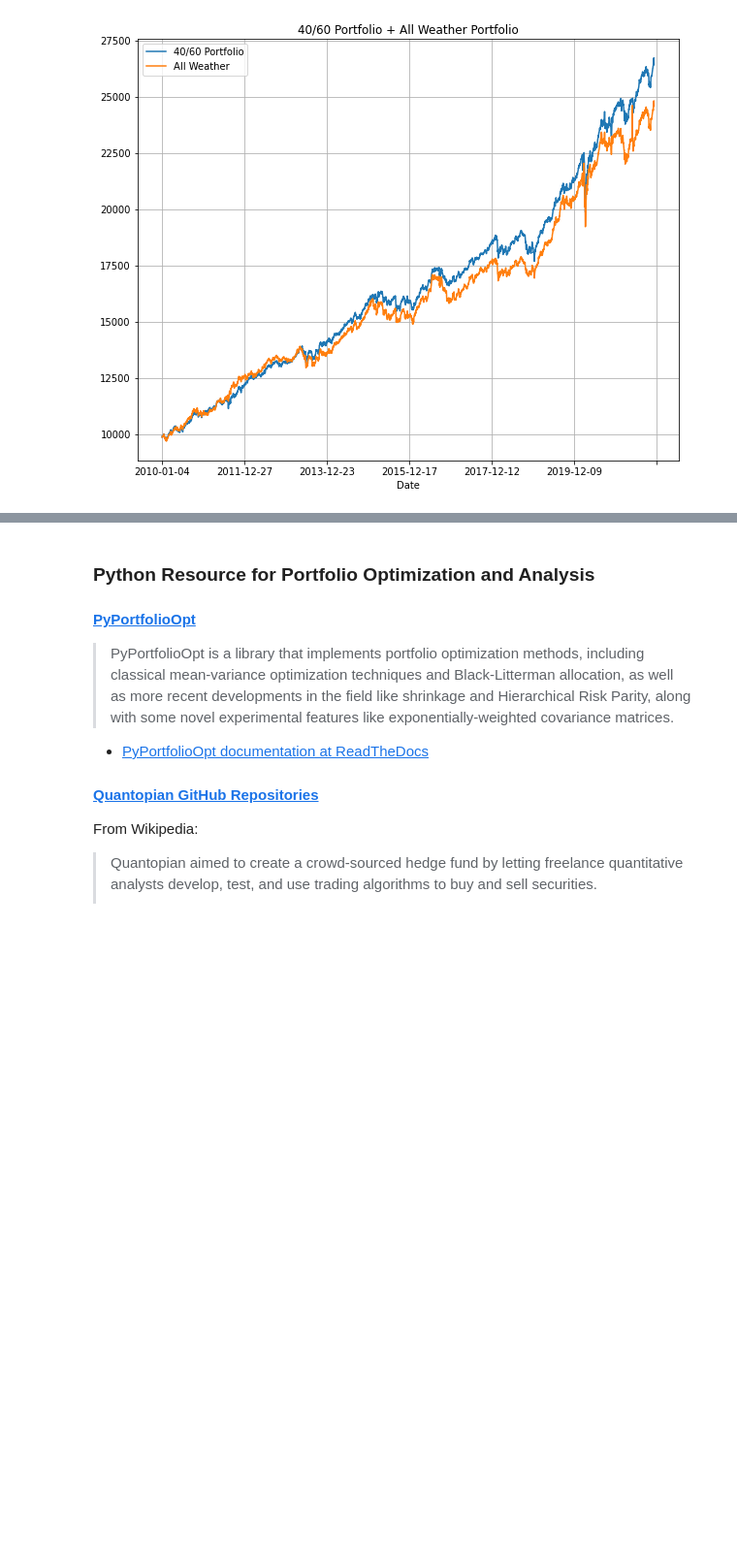
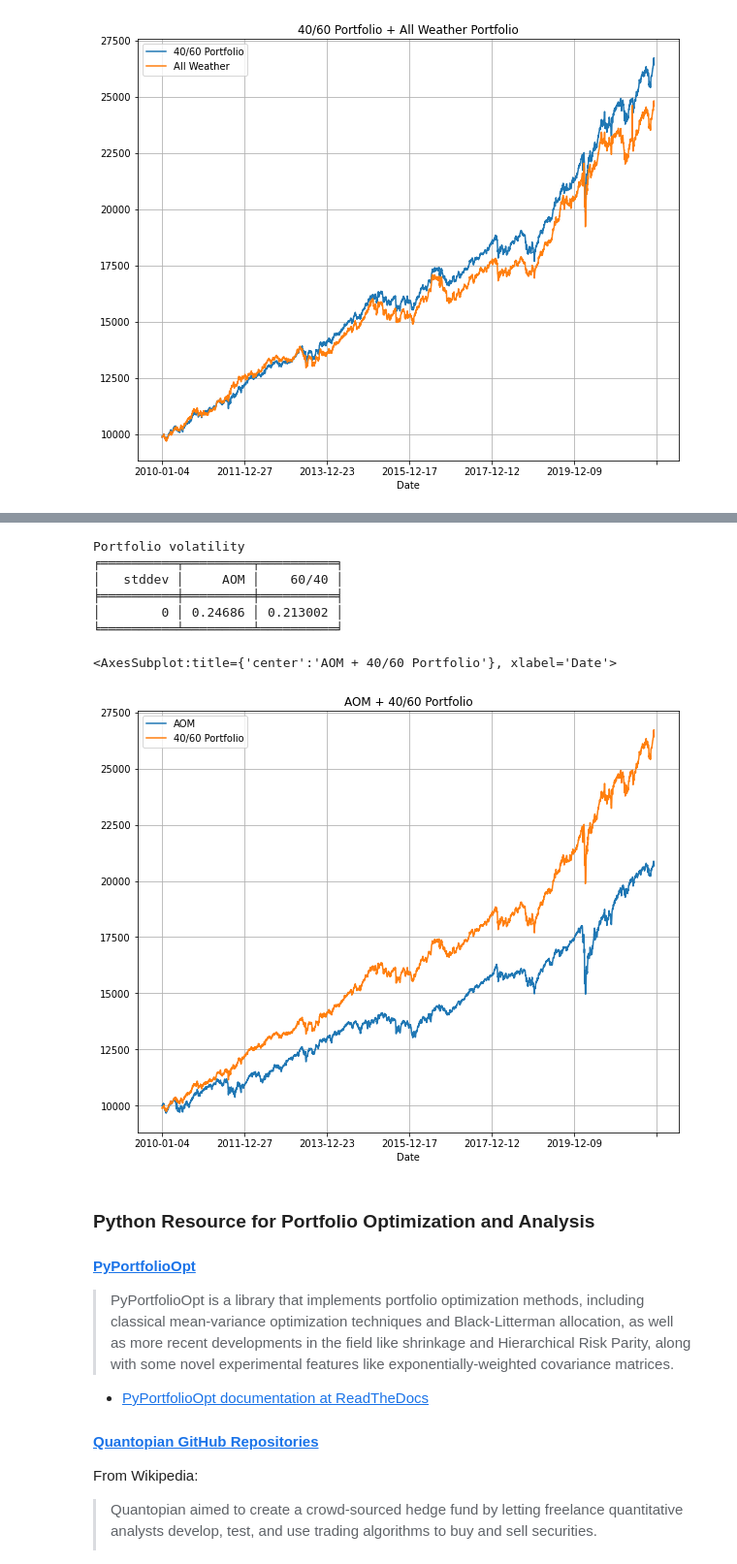
Before and after one commit to IanLKaplan/all_weather_portfolio, a Jupyter notebook: all_weather_portfolio.ipynb, the cells around one changed output, grey strips where cells are left out. Shown at 97% size. Drawn from its saved outputs; the diff is of its cells as text; code cells hidden in the pictures; blank space fills up the shorter version.

```diff
--- a/all_weather_portfolio.ipynb
+++ b/all_weather_portfolio.ipynb
@@ -1337,0 +1328,19 @@ $ Sharpe_{year} = \large \frac{\mu_{ra} \times 253}{ \sigma_{ra} \times \sqrt{25
+# %%
+aom_adj_close_file = 'aom_adj_close'
+aom_adj_close: pd.DataFrame = get_market_data(file_name=aom_adj_close_file,
+                                          data_col="Adj Close",
+                                          symbols=['AOM'],
+                                          data_source=data_source,
+                                          start_date=start_date,
+                                          end_date=end_date)
+
+aom_returns = np.array(return_df(aom_adj_close))
+
+aom_total_np = np.zeros(aom_adj_close.shape[0], dtype=np.float64)
+aom_total_np[0] = initial_investment
+for t in range(1, aom_total_np.shape[0]):
+    aom_total_np[t] = aom_total_np[t-1] + (aom_total_np[t-1] * aom_returns[t-1])
+
+aom_total_df: pd.DataFrame = pd.DataFrame( aom_total_np )
+aom_total_df.index = aom_adj_close.index
+aom_total_df.columns = ['AOM']
@@ -1338,3 +1358,20 @@ $ Sharpe_{year} = \large \frac{\mu_{ra} \times 253}{ \sigma_{ra} \times \sqrt{25
+# %%
+aom_sd = np.std( aom_returns ) * np.sqrt(aom_returns.shape[0])
+sd_df = pd.DataFrame([aom_sd, portfolio_sixty_forty_sd]).transpose()
+print("Portfolio volatility")
+print(tabulate(sd_df, headers=['stddev', 'AOM', '60/40'], tablefmt='fancy_grid'))
+
+portfolios_df: pd.DataFrame = pd.concat([aom_total_df, portfolio_total_forty_sixty_df], axis=1)
+portfolios_df.plot(title="AOM + 40/60 Portfolio", grid=True, figsize=(10,8))
+# %% [output]
+Portfolio volatility
+╒══════════╤═════════╤══════════╕
+│   stddev │     AOM │    60/40 │
+╞══════════╪═════════╪══════════╡
+│        0 │ 0.24686 │ 0.213002 │
+╘══════════╧═════════╧══════════╛
+<AxesSubplot:title={'center':'AOM + 40/60 Portfolio'}, xlabel='Date'>
+[figure, added]
 # %% [markdown]
 <h3>
 Python Resource for Portfolio Optimization and Analysis
```
Also changed, not shown: parts of 3 cells of this notebook, 1 other file.
